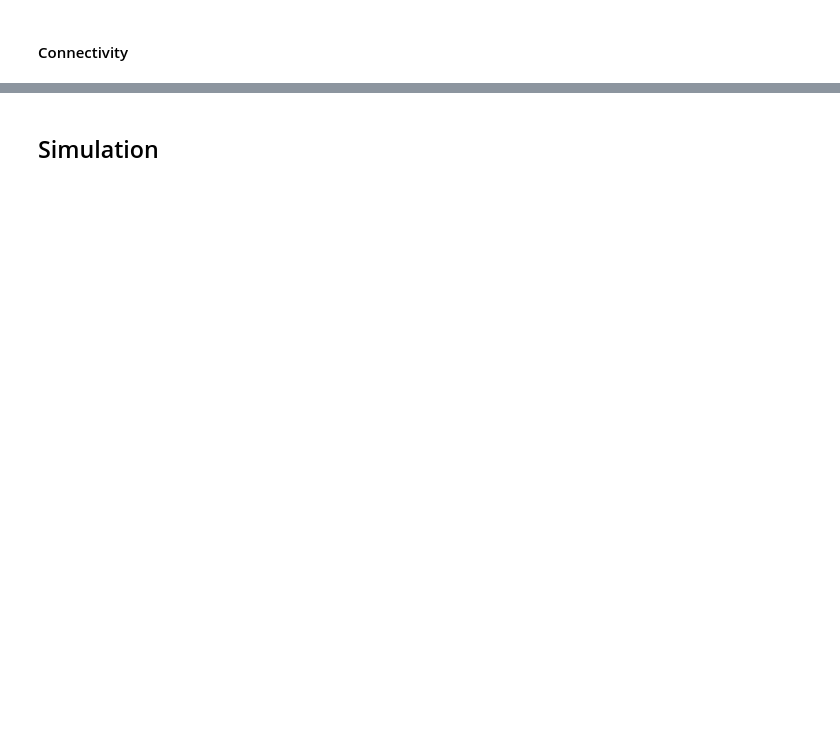
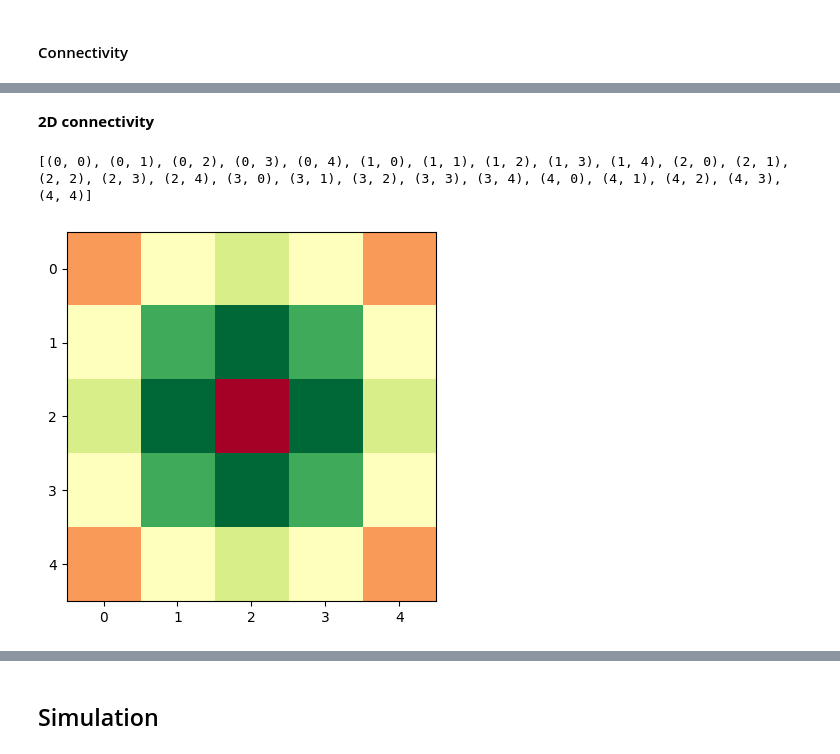
Before and after one commit to iKiru-hub/PCNN, a Jupyter notebook: pcnn_lab.ipynb, the cells around one changed output, grey strips where cells are left out. Cells and saved outputs as stored; diff of their text form; code cells hidden in the pictures; blank space fills up the shorter version.

```diff
--- a/pcnn_lab.ipynb
+++ b/pcnn_lab.ipynb
@@ -346,0 +344,34 @@ Recurrent weights set (10, 10)
+# %% [markdown]
+**2D connectivity**
+# %%
+N = 25
+ns = int(np.sqrt(N))
+A = 2
+B = 0.5
+sigma_exc = 2
+sigma_inh = 4
+
+w = np.zeros((N, N))
+ids = [*mod.iterprod(range(ns), range(ns))]
+print(ids)
+
+for i in range(N):
+    #print()
+    for j in range(N):
+        if i == j:
+            #print("         0          ", end="")
+            #print(end="  .     ")
+            continue
+        #print(f"({ids[i][0]}-{ids[j][0]})^2 + ({ids[i][1]}-{ids[j][1]})^2   ", end="")
+        dij = np.sqrt((ids[i][0]-ids[j][0])**2 + (ids[i][1]-ids[j][1])**2)
+        wij = A * np.exp(-(dij**2)/(2*sigma_exc**2)) - B * np.exp(-(dij**2)/(2*sigma_inh**2))
+        w[i,j] = wij
+        #print(f"{wij:.2f}", end="    ")
+
+#plt.imshow(w, cmap='Blues')
+#plt.show()
+plt.imshow(w[12].reshape(ns, ns), cmap="RdYlGn");
+#print('\n\n', w)
+# %% [output]
+[(0, 0), (0, 1), (0, 2), (0, 3), (0, 4), (1, 0), (1, 1), (1, 2), (1, 3), (1, 4), (2, 0), (2, 1), (2, 2), (2, 3), (2, 4), (3, 0), (3, 1), (3, 2), (3, 3), (3, 4), (4, 0), (4, 1), (4, 2), (4, 3), (4, 4)]
+[figure, added]
```
Also changed, not shown: parts of 6 cells of this notebook, 2 other files.
